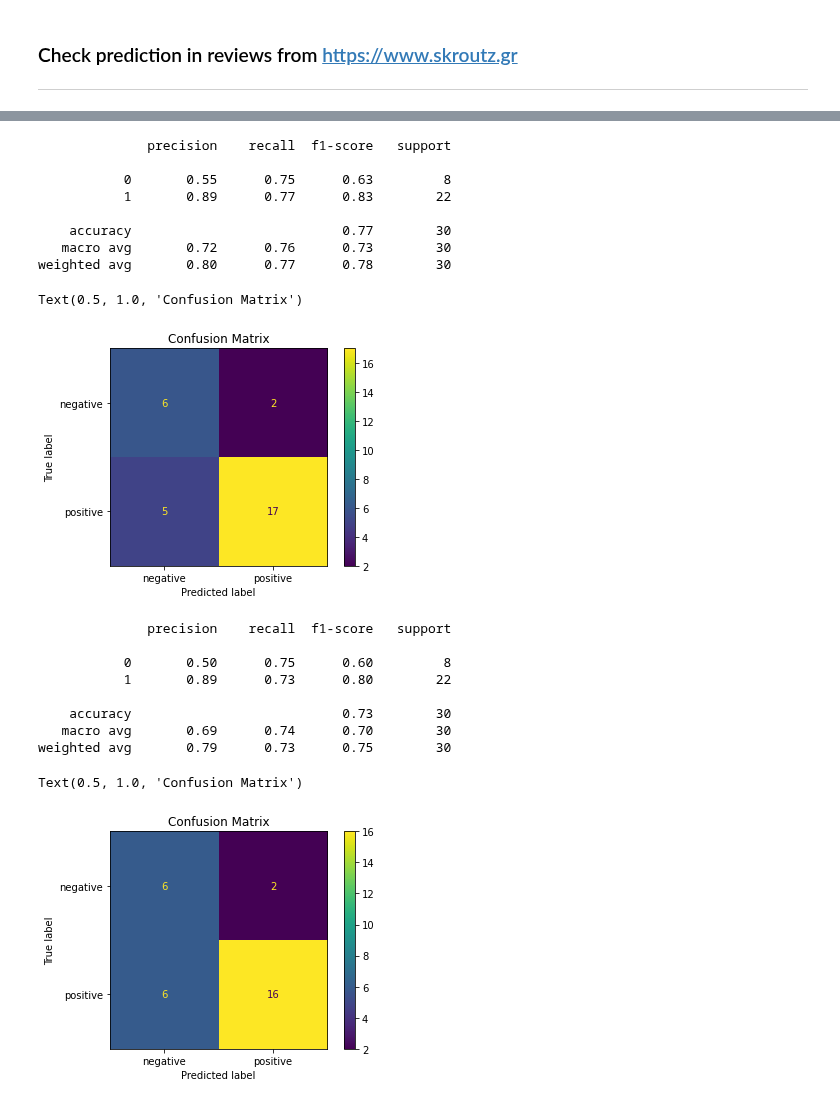
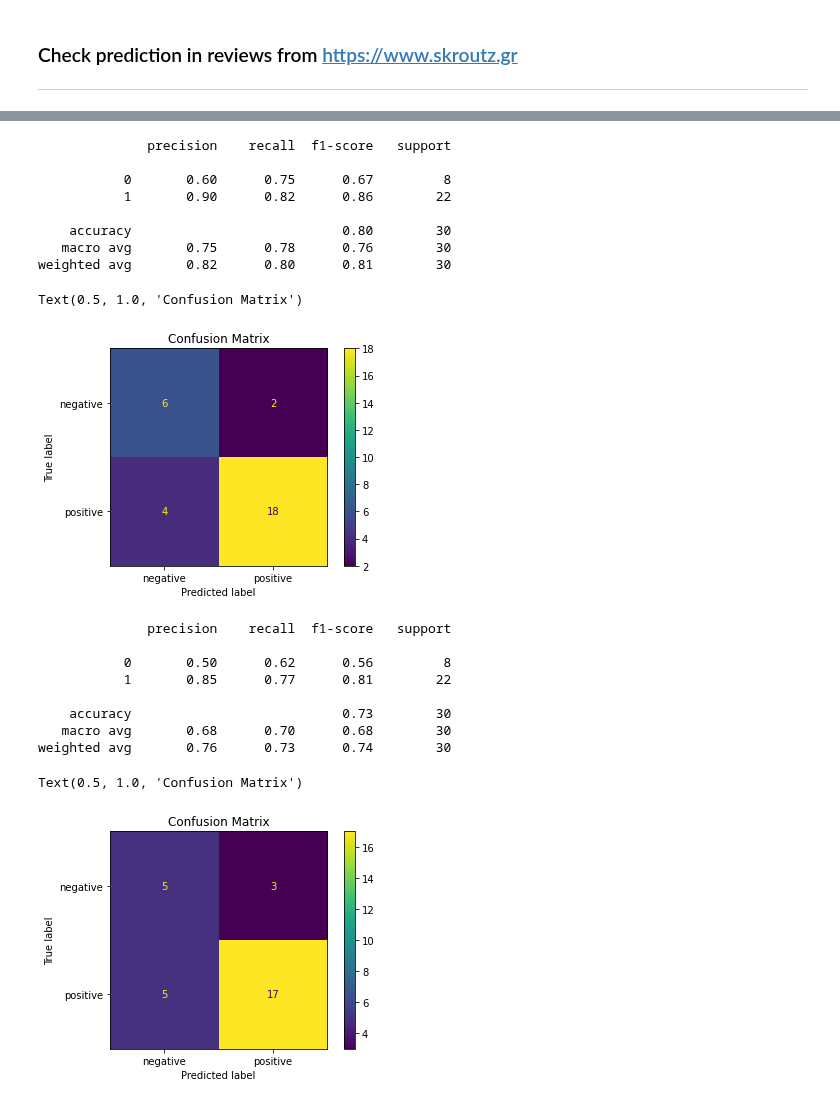
Before and after one commit to JoKoum/Machine-Learning-Project, a Jupyter notebook: Analyze-review-sentiment.ipynb, the cells around one changed output, grey strips where cells are left out. Saved outputs shown, nothing was run; the diff lists cells and outputs as text; code cells hidden in the pictures.

```diff
--- a/Analyze-review-sentiment.ipynb
+++ b/Analyze-review-sentiment.ipynb
@@ -127,7 +127,7 @@ Introducing a function to clean the translated text, that converts words to lowe
 # %%
 #Clean reviews text
 punctuation = set(string.punctuation)
-latin = re.compile(r'[^a-zÀ-ÿ0-9]+') #Locate digits and Latin characters
+greek = re.compile(r'[α-ωά-ώϊϋΐΰ]+') #Isolate greek characters
 special_chars = re.compile('[u"\U0001F300-\U0001F5FF"]+',flags=re.UNICODE) #Locate special characters like emojis
 nlp = spacy.load('el_core_news_sm')
 
@@ -142,7 +142,7 @@ def clean_text(text):
     # Remove special characters
     text = special_chars.sub(r'',text)
     # Remove Latin characters
-    wordList = latin.findall(text)
+    wordList = greek.findall(text)
     # Remove punctuation
     wordList = ["".join(x for x in word if (x=="'")|(x not in punctuation)) for word in wordList]
     # Remove stopwords
@@ -407,7 +407,7 @@ def model_training(X,y,algorithm,balanced=False):
     metrics_dict['Average training time'] = average_training_time
     print('Average training time: ',average_training_time)
 
-    metrics_dict['Total testing time'] = average_testing_time
+    metrics_dict['Average testing time'] = average_testing_time
     print('Average testing time: ',average_testing_time,'\n')
 
     metrics_dict['Accuracy'] = average_accuracy
@@ -516,7 +516,7 @@ colors = ['#A00000','#A0FFF1','#A000FF','#00F0A0',
           '#BFA500','#DFA500','#FFF500','#FFAFF0']
 
 for k, learner in enumerate(learners.keys()):
-    for j, metric in enumerate(['Average training time','Total testing time','Accuracy','F1 Score']):
+    for j, metric in enumerate(['Average training time','Average testing time','Accuracy','F1 Score']):
         ax[j//2, j%2].bar(k, metrics_dict[learner][metric],color = colors[k])
 
 ax[0, 0].set_ylabel("Time (in seconds)")
@@ -603,45 +603,45 @@ url = 'https://www.skroutz.gr/s/23120421/Samsung-Galaxy-A20e-Dual-32GB-Coral.htm
 rselector= '#sku_reviews_list > li div.review-body'
 sselector = '#sku_reviews_list > li div.actual-rating > span'
 data = data_extraction(url,rselector,sselector)
-vectorized_data = tfidfvectorizer_downsampled.transform(data['reviews'])
-predictions = text_svm_downsampled.predict(vectorized_data)
-print(metrics.classification_report(data['sentiment'],text_svm_downsampled.predict(vectorized_data)))
-confusion_matrix = metrics.plot_confusion_matrix(text_svm_downsampled,vectorized_data,data['sentiment'],
+vectorized_data = tfidfvectorizer.transform(data['reviews'])
+predictions = text_svm.predict(vectorized_data)
+print(metrics.classification_report(data['sentiment'],text_svm.predict(vectorized_data)))
+confusion_matrix = metrics.plot_confusion_matrix(text_svm,vectorized_data,data['sentiment'],
                                                  display_labels=['negative','positive'])
 confusion_matrix.ax_.set_title('Confusion Matrix')
 # %% [output]
               precision    recall  f1-score   support
 
-           0       0.55      0.75      0.63         8
-           1       0.89      0.77      0.83        22
+           0       0.60      0.75      0.67         8
+           1       0.90      0.82      0.86        22
 
-    accuracy                           0.77        30
-   macro avg       0.72      0.76      0.73        30
-weighted avg       0.80      0.77      0.78        30
+    accuracy                           0.80        30
+   macro avg       0.75      0.78      0.76        30
+weighted avg       0.82      0.80      0.81        30
 Text(0.5, 1.0, 'Confusion Matrix')
-[figure, old version]
+[figure, new version]
 # %%
 url = 'https://www.skroutz.gr/s/23290197/Samsung-Galaxy-S20-Ultra-5G-128GB-Cloud-White.html#reviews'
 rselector= '#sku_reviews_list > li div.review-body'
 sselector = '#sku_reviews_list > li div.actual-rating > span'
 data = data_extraction(url,rselector,sselector)
-vectorized_data = tfidfvectorizer_downsampled.transform(data['reviews'])
-predictions = text_svm_downsampled.predict(vectorized_data)
-print(metrics.classification_report(data['sentiment'],text_svm_downsampled.predict(vectorized_data)))
-confusion_matrix = metrics.plot_confusion_matrix(text_svm_downsampled,vectorized_data,data['sentiment'],
+vectorized_data = tfidfvectorizer.transform(data['reviews'])
+predictions = text_svm.predict(vectorized_data)
+print(metrics.classification_report(data['sentiment'],text_svm.predict(vectorized_data)))
+confusion_matrix = metrics.plot_confusion_matrix(text_svm,vectorized_data,data['sentiment'],
                                                  display_labels=['negative','positive'])
 confusion_matrix.ax_.set_title('Confusion Matrix')
 # %% [output]
               precision    recall  f1-score   support
 
-           0       0.50      0.75      0.60         8
-           1       0.89      0.73      0.80        22
+           0       0.50      0.62      0.56         8
+           1       0.85      0.77      0.81        22
 
     accuracy                           0.73        30
-   macro avg       0.69      0.74      0.70        30
-weighted avg       0.79      0.73      0.75        30
+   macro avg       0.68      0.70      0.68        30
+weighted avg       0.76      0.73      0.74        30
 Text(0.5, 1.0, 'Confusion Matrix')
-[figure, old version]
+[figure, new version]
 # %%
 url = 'https://www.skroutz.gr/s/12247000/Gigabyte-GeForce-GT-1030-2GB-OC-GV-N1030OC-2GI.html#reviews'
 rselector= '#sku_reviews_list > li div.review-body'
```
Also changed, not shown: parts of 15 cells of this notebook.
